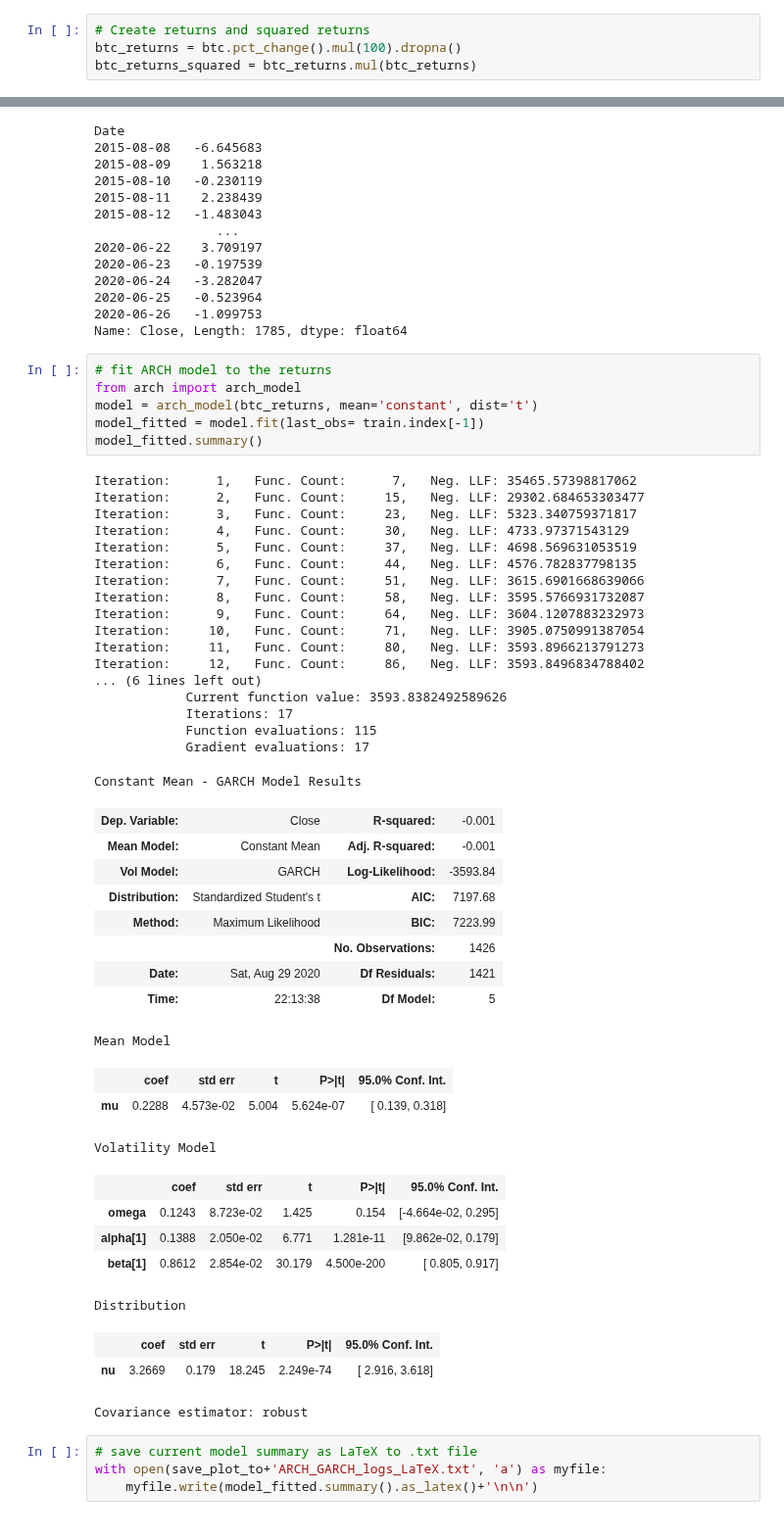
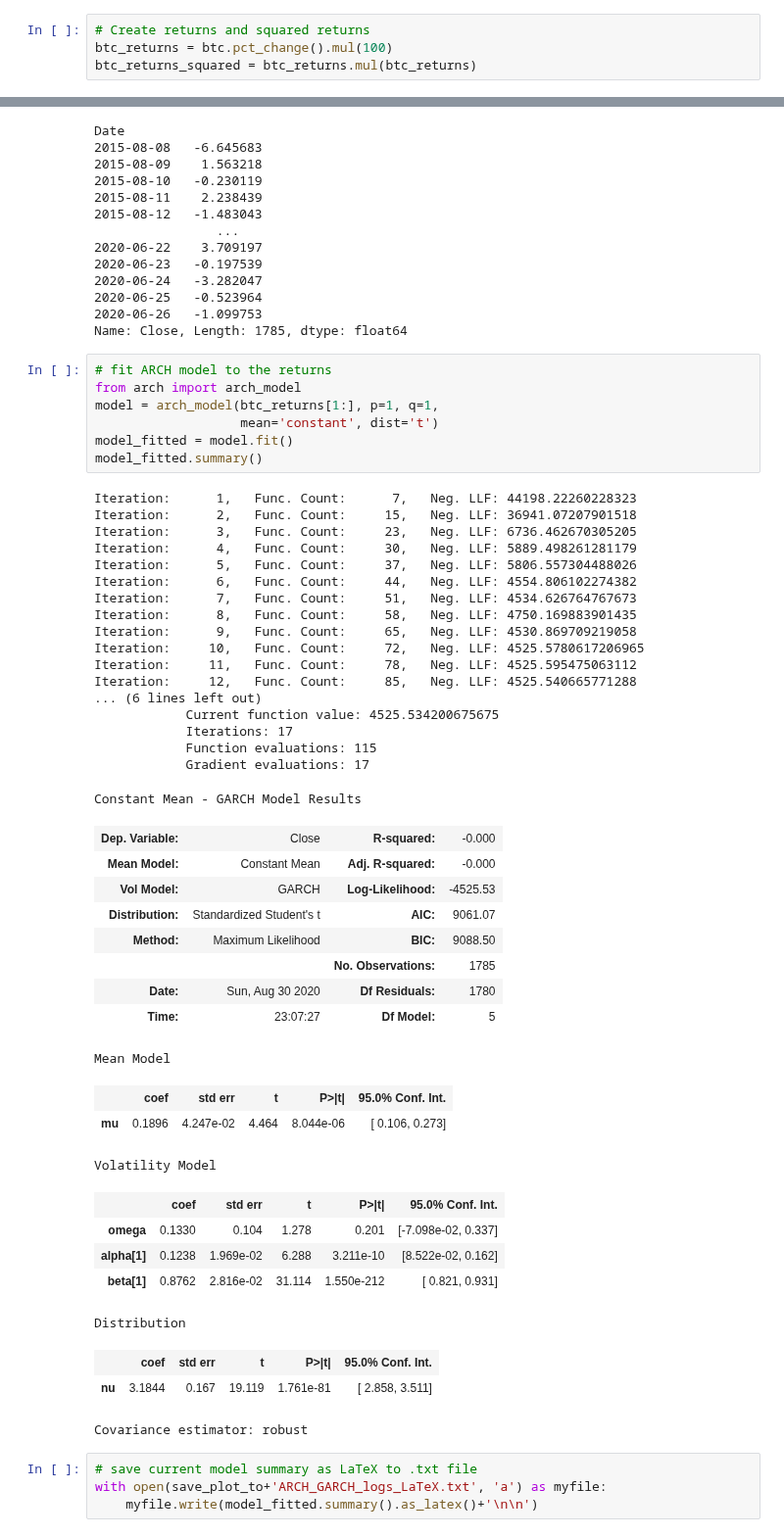
Before and after one commit to jochenmadler/BA_TimeSeriesAnalysis, a Jupyter notebook: M3.ipynb, the cells around one changed output, grey strips where cells are left out. Shown at 98% size. Cells and saved outputs as stored; diff of their text form.

```diff
--- a/M3.ipynb
+++ b/M3.ipynb
@@ -29,5 +28,5 @@ end_date = '2020-06-26'
 btc = btc[start_date : end_date]
 # %%
 # Create returns and squared returns
-btc_returns = btc.pct_change().mul(100).dropna()
+btc_returns = btc.pct_change().mul(100)
 btc_returns_squared = btc_returns.mul(btc_returns)
@@ -81,47 +70,48 @@ Name: Close, Length: 1785, dtype: float64
 # %%
 # fit ARCH model to the returns
 from arch import arch_model
-model = arch_model(btc_returns, mean='constant', dist='t')
-model_fitted = model.fit(last_obs= train.index[-1])
+model = arch_model(btc_returns[1:], p=1, q=1,
+                   mean='constant', dist='t')
+model_fitted = model.fit()
 model_fitted.summary()
 # %% [output]
-Iteration:      1,   Func. Count:      7,   Neg. LLF: 35465.57398817062
-Iteration:      2,   Func. Count:     15,   Neg. LLF: 29302.684653303477
-Iteration:      3,   Func. Count:     23,   Neg. LLF: 5323.340759371817
-Iteration:      4,   Func. Count:     30,   Neg. LLF: 4733.97371543129
-Iteration:      5,   Func. Count:     37,   Neg. LLF: 4698.569631053519
-Iteration:      6,   Func. Count:     44,   Neg. LLF: 4576.782837798135
-Iteration:      7,   Func. Count:     51,   Neg. LLF: 3615.6901668639066
-Iteration:      8,   Func. Count:     58,   Neg. LLF: 3595.5766931732087
-Iteration:      9,   Func. Count:     64,   Neg. LLF: 3604.1207883232973
-Iteration:     10,   Func. Count:     71,   Neg. LLF: 3905.0750991387054
-Iteration:     11,   Func. Count:     80,   Neg. LLF: 3593.8966213791273
-Iteration:     12,   Func. Count:     86,   Neg. LLF: 3593.8496834788402
+Iteration:      1,   Func. Count:      7,   Neg. LLF: 44198.22260228323
+Iteration:      2,   Func. Count:     15,   Neg. LLF: 36941.07207901518
+Iteration:      3,   Func. Count:     23,   Neg. LLF: 6736.462670305205
+Iteration:      4,   Func. Count:     30,   Neg. LLF: 5889.498261281179
+Iteration:      5,   Func. Count:     37,   Neg. LLF: 5806.557304488026
+Iteration:      6,   Func. Count:     44,   Neg. LLF: 4554.806102274382
+Iteration:      7,   Func. Count:     51,   Neg. LLF: 4534.626764767673
+Iteration:      8,   Func. Count:     58,   Neg. LLF: 4750.169883901435
+Iteration:      9,   Func. Count:     65,   Neg. LLF: 4530.869709219058
+Iteration:     10,   Func. Count:     72,   Neg. LLF: 4525.5780617206965
+Iteration:     11,   Func. Count:     78,   Neg. LLF: 4525.595475063112
+Iteration:     12,   Func. Count:     85,   Neg. LLF: 4525.540665771288
 ... (6 lines left out)
-            Current function value: 3593.8382492589626
+            Current function value: 4525.534200675675
             Iterations: 17
             Function evaluations: 115
             Gradient evaluations: 17
 Constant Mean - GARCH Model Results
-| Dep. Variable: | Close | R-squared: | -0.001 |
-| Mean Model: | Constant Mean | Adj. R-squared: | -0.001 |
-| Vol Model: | GARCH | Log-Likelihood: | -3593.84 |
-| Distribution: | Standardized Student's t | AIC: | 7197.68 |
-| Method: | Maximum Likelihood | BIC: | 7223.99 |
-|  |  | No. Observations: | 1426 |
-| Date: | Sat, Aug 29 2020 | Df Residuals: | 1421 |
-| Time: | 22:13:38 | Df Model: | 5 |
+| Dep. Variable: | Close | R-squared: | -0.000 |
+| Mean Model: | Constant Mean | Adj. R-squared: | -0.000 |
+| Vol Model: | GARCH | Log-Likelihood: | -4525.53 |
+| Distribution: | Standardized Student's t | AIC: | 9061.07 |
+| Method: | Maximum Likelihood | BIC: | 9088.50 |
+|  |  | No. Observations: | 1785 |
+| Date: | Sun, Aug 30 2020 | Df Residuals: | 1780 |
+| Time: | 23:07:27 | Df Model: | 5 |
 Mean Model
 |  | coef | std err | t | P>|t| | 95.0% Conf. Int. |
-| mu | 0.2288 | 4.573e-02 | 5.004 | 5.624e-07 | [ 0.139, 0.318] |
+| mu | 0.1896 | 4.247e-02 | 4.464 | 8.044e-06 | [ 0.106, 0.273] |
 Volatility Model
 |  | coef | std err | t | P>|t| | 95.0% Conf. Int. |
-| omega | 0.1243 | 8.723e-02 | 1.425 | 0.154 | [-4.664e-02, 0.295] |
-| alpha[1] | 0.1388 | 2.050e-02 | 6.771 | 1.281e-11 | [9.862e-02, 0.179] |
-| beta[1] | 0.8612 | 2.854e-02 | 30.179 | 4.500e-200 | [ 0.805, 0.917] |
+| omega | 0.1330 | 0.104 | 1.278 | 0.201 | [-7.098e-02, 0.337] |
+| alpha[1] | 0.1238 | 1.969e-02 | 6.288 | 3.211e-10 | [8.522e-02, 0.162] |
+| beta[1] | 0.8762 | 2.816e-02 | 31.114 | 1.550e-212 | [ 0.821, 0.931] |
 Distribution
 |  | coef | std err | t | P>|t| | 95.0% Conf. Int. |
-| nu | 3.2669 | 0.179 | 18.245 | 2.249e-74 | [ 2.916, 3.618] |
+| nu | 3.1844 | 0.167 | 19.119 | 1.761e-81 | [ 2.858, 3.511] |
 Covariance estimator: robust
 # %%
 # save current model summary as LaTeX to .txt file
```
Also changed, not shown: parts of 10 cells of this notebook, 1 other file.
